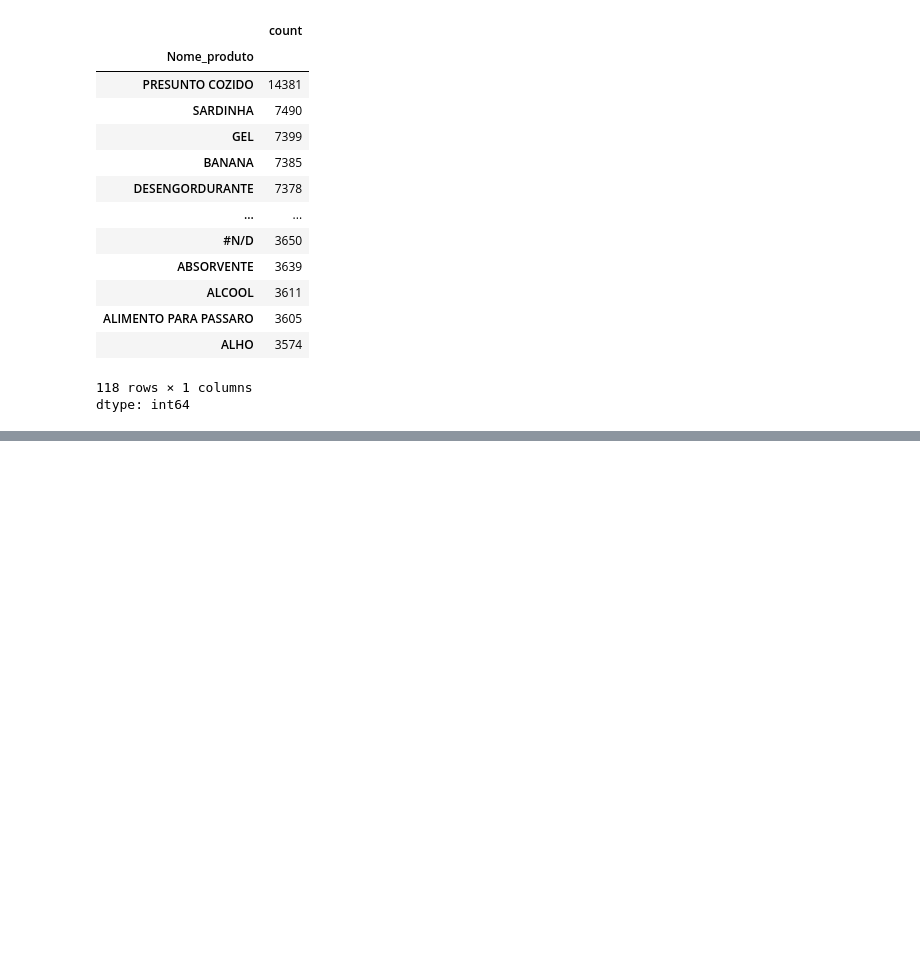
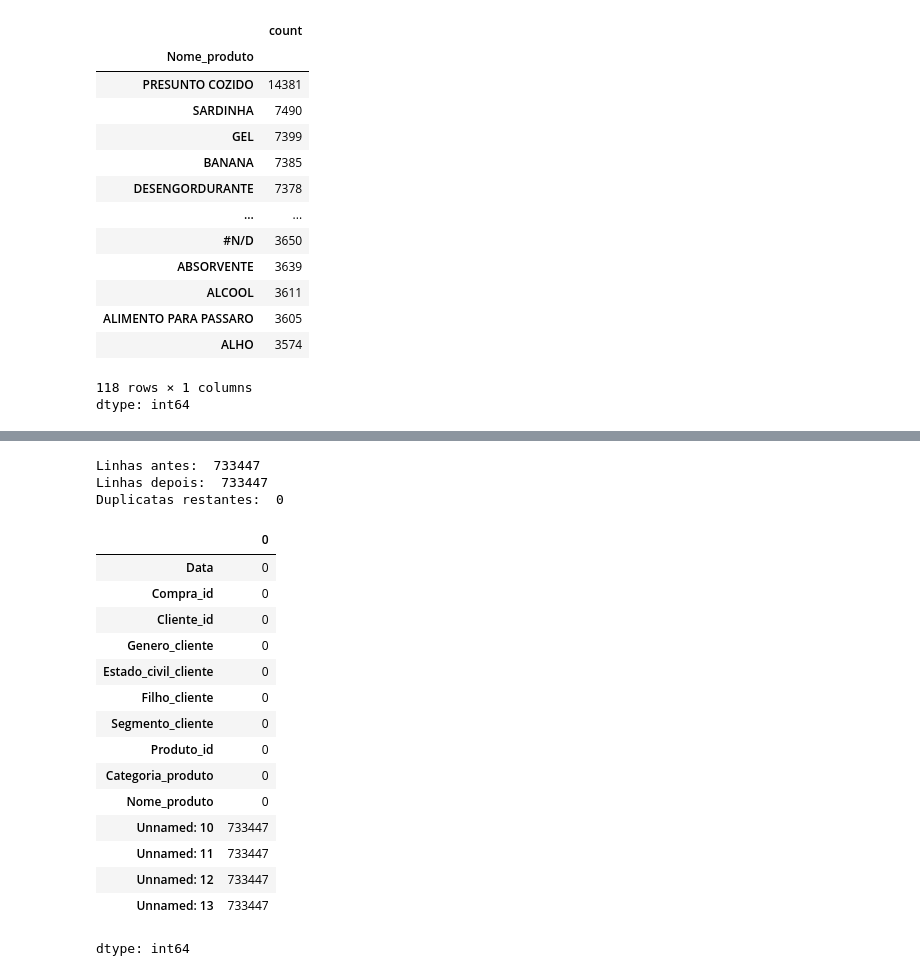
Before and after one commit to midanaca/MiniProjeto_MidanaCa_T8, a Jupyter notebook: MiniProjeto_MidanaCa_T8_.ipynb, the cells around one changed output, grey strips where cells are left out. Cells and saved outputs as stored; diff of their text form; code cells hidden in the pictures; blank space fills up the shorter version.

```diff
--- a/MiniProjeto_MidanaCa_T8_.ipynb
+++ b/MiniProjeto_MidanaCa_T8_.ipynb
@@ -305,0 +334,29 @@ Decisão de tratamento proposta: após confirmar que são repetições indevidas
+# %%
+print("Linhas antes: ", len(df))
+print("Linhas depois: ", len(df))
+
+print(
+    "Duplicatas restantes: ",
+    df.duplicated().sum()
+)
+display(df.isna().sum())
+# %% [output]
+Linhas antes:  733447
+Linhas depois:  733447
+Duplicatas restantes:  0
+|  | 0 |
+| Data | 0 |
+| Compra_id | 0 |
+| Cliente_id | 0 |
+| Genero_cliente | 0 |
+| Estado_civil_cliente | 0 |
+| Filho_cliente | 0 |
+| Segmento_cliente | 0 |
+| Produto_id | 0 |
+| Categoria_produto | 0 |
+| Nome_produto | 0 |
+| Unnamed: 10 | 733447 |
+| Unnamed: 11 | 733447 |
+| Unnamed: 12 | 733447 |
+| Unnamed: 13 | 733447 |
+dtype: int64
```
Also changed, not shown: parts of 25 cells of this notebook.
